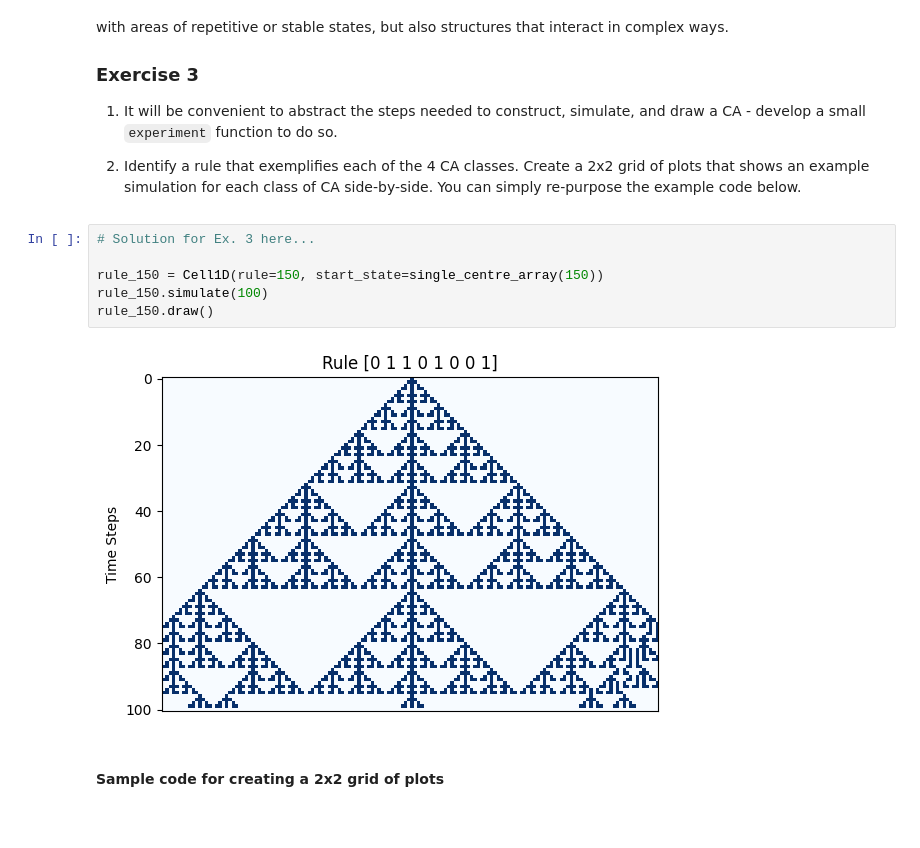
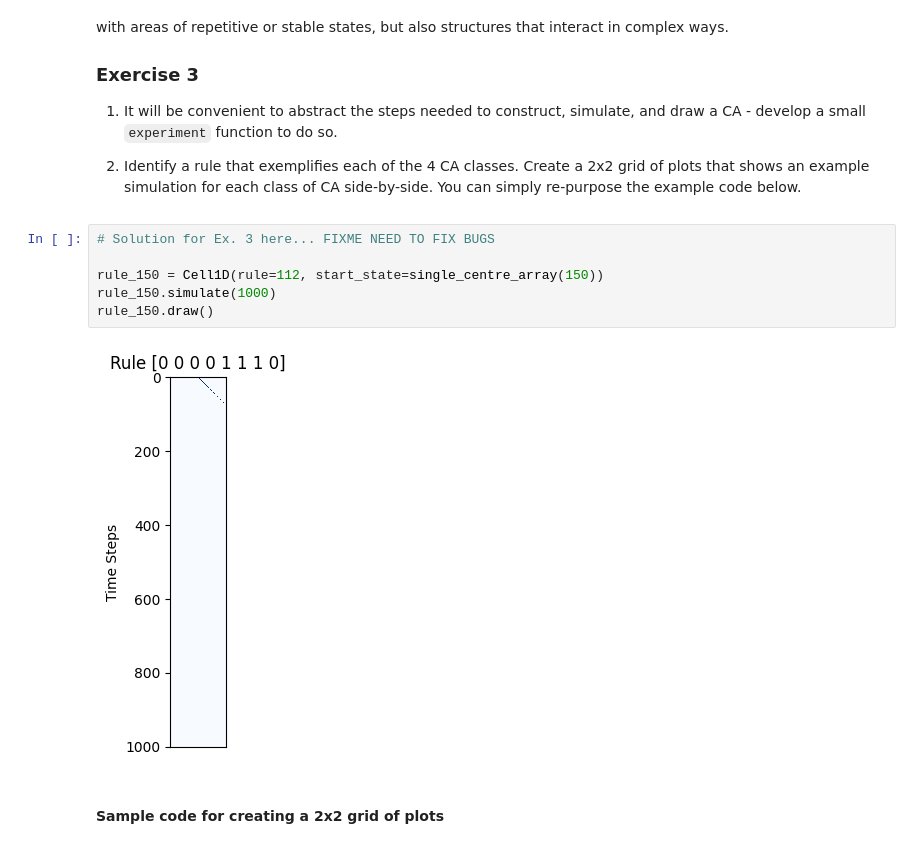
Before and after one commit to santiagosanchez15/cap-comp215, a Jupyter notebook: labs/lab05-CA-1D.ipynb, the cells around one changed output. Saved outputs shown, nothing was run; the diff lists cells and outputs as text; blank space fills up the shorter version.

Commit message:
NEED TO FIX BUGS

```diff
--- a/labs/lab05-CA-1D.ipynb
+++ b/labs/lab05-CA-1D.ipynb
@@ -209,13 +209,13 @@ Wolfram identifies 4 "classes" of Elementary Cellular Automata:
    Create a 2x2 grid of plots that shows an example simulation for each class of CA side-by-side.
    You can simply re-purpose the example code below.
 # %%
-# Solution for Ex. 3 here...
+# Solution for Ex. 3 here... FIXME NEED TO FIX BUGS
 
-rule_150 = Cell1D(rule=150, start_state=single_centre_array(150))
-rule_150.simulate(100)
+rule_150 = Cell1D(rule=112, start_state=single_centre_array(150))
+rule_150.simulate(1000)
 rule_150.draw()
 # %% [output]
-[figure, old version]
+[figure, new version]
 # %% [markdown]
 #### Sample code for creating a 2x2 grid of plots
 # %%
```
